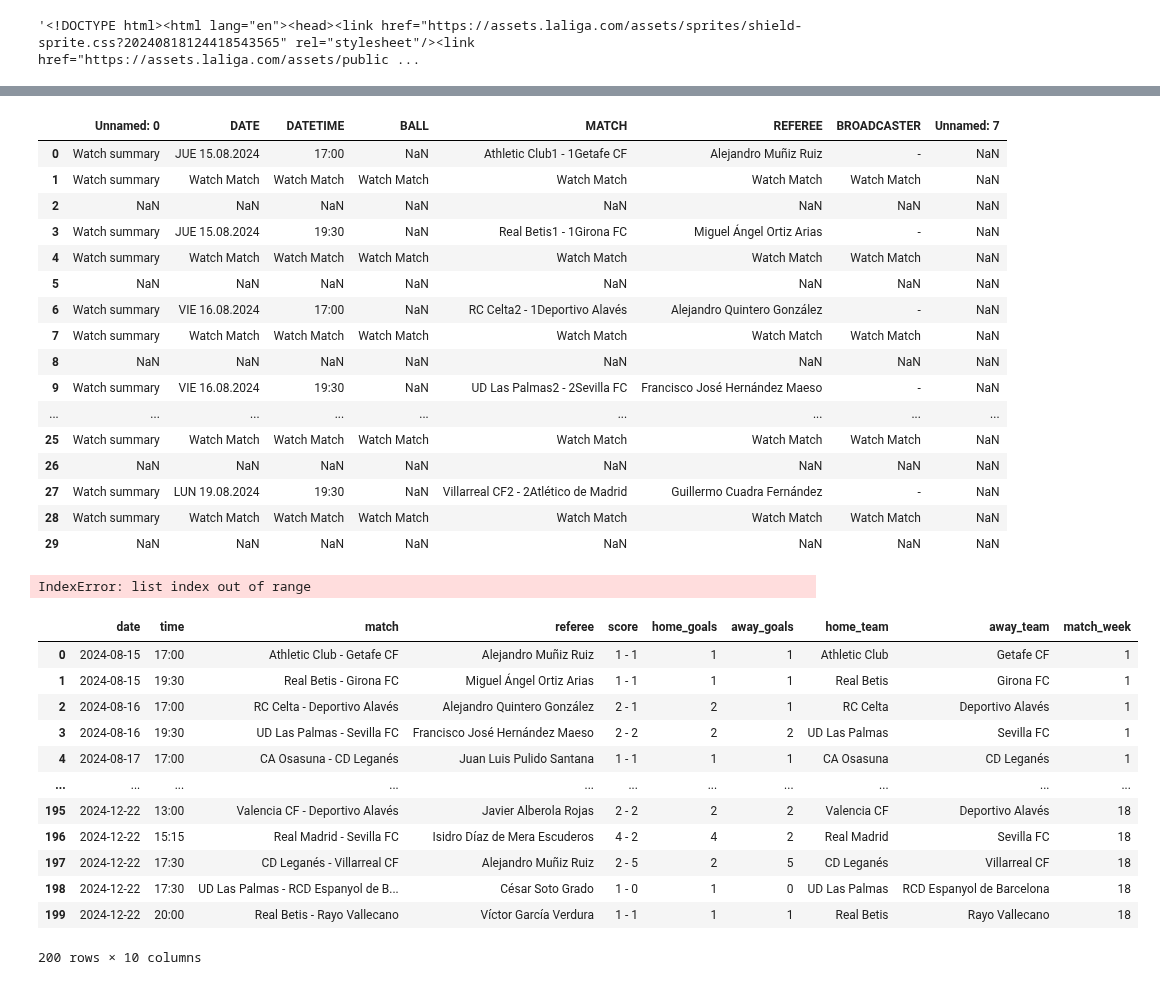
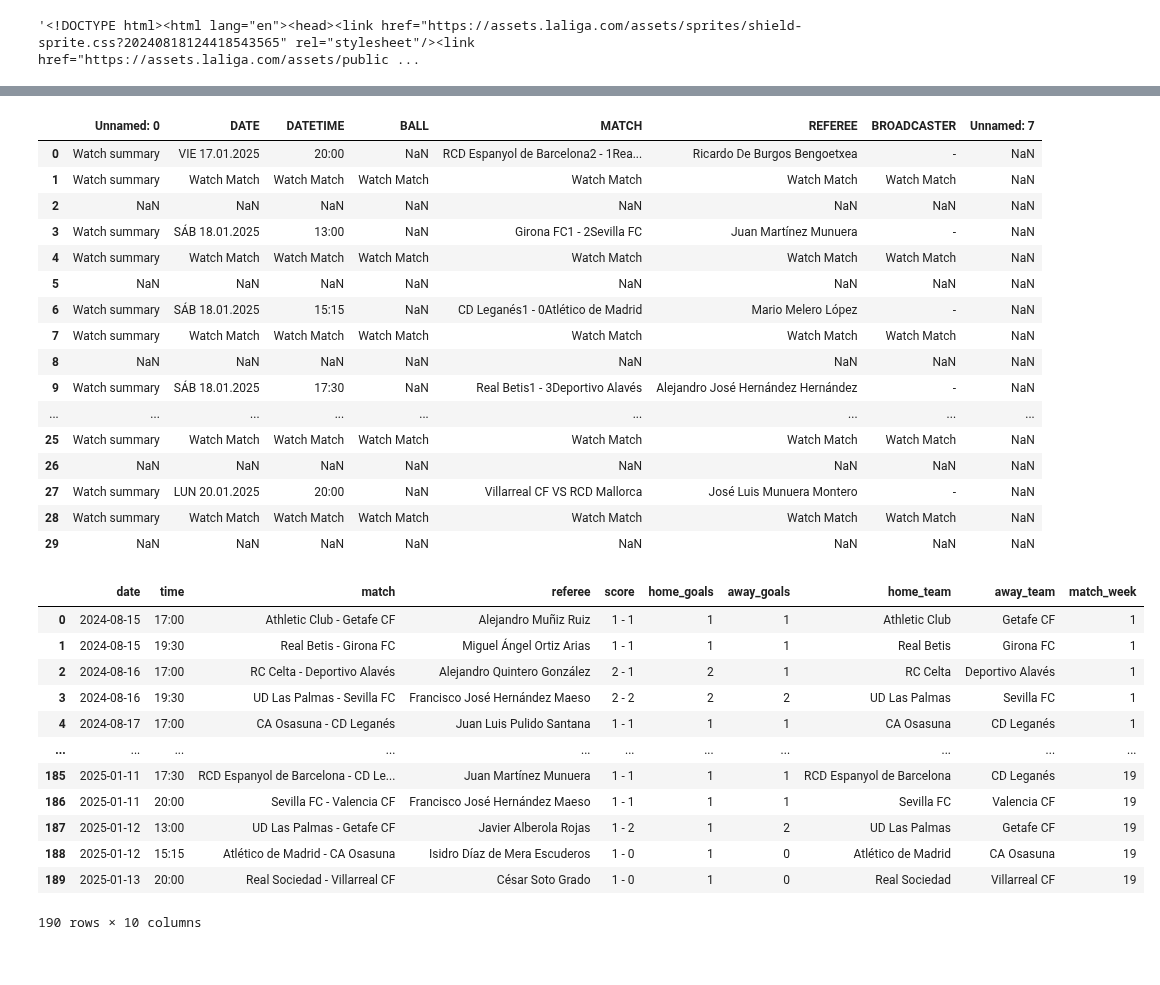
Before and after one commit to bryanpintado/fc-barcelona-dashboard, a Jupyter notebook: main.ipynb, the cells around one changed output, grey strips where cells are left out. Cells and saved outputs as stored; diff of their text form; code cells hidden in the pictures.

Commit message:
found bug in cleaned_df function

```diff
--- a/main.ipynb
+++ b/main.ipynb
@@ -102,23 +106,23 @@ def get_raw_game_week_df(week_number):
     #get table and make df
     df = pd.read_html(data)[0]
     return df
-get_raw_game_week_df(1)
+get_raw_game_week_df(20)
 # %% [output]
 |  | Unnamed: 0 | DATE | DATETIME | BALL | MATCH | REFEREE | BROADCASTER | Unnamed: 7 |
-| 0 | Watch summary | JUE 15.08.2024 | 17:00 | NaN | Athletic Club1 - 1Getafe CF | Alejandro Muñiz Ruiz | - | NaN |
+| 0 | Watch summary | VIE 17.01.2025 | 20:00 | NaN | RCD Espanyol de Barcelona2 - 1Rea... | Ricardo De Burgos Bengoetxea | - | NaN |
 | 1 | Watch summary | Watch Match | Watch Match | Watch Match | Watch Match | Watch Match | Watch Match | NaN |
 | 2 | NaN | NaN | NaN | NaN | NaN | NaN | NaN | NaN |
-| 3 | Watch summary | JUE 15.08.2024 | 19:30 | NaN | Real Betis1 - 1Girona FC | Miguel Ángel Ortiz Arias | - | NaN |
+| 3 | Watch summary | SÁB 18.01.2025 | 13:00 | NaN | Girona FC1 - 2Sevilla FC | Juan Martínez Munuera | - | NaN |
 | 4 | Watch summary | Watch Match | Watch Match | Watch Match | Watch Match | Watch Match | Watch Match | NaN |
 | 5 | NaN | NaN | NaN | NaN | NaN | NaN | NaN | NaN |
-| 6 | Watch summary | VIE 16.08.2024 | 17:00 | NaN | RC Celta2 - 1Deportivo Alavés | Alejandro Quintero González | - | NaN |
+| 6 | Watch summary | SÁB 18.01.2025 | 15:15 | NaN | CD Leganés1 - 0Atlético de Madrid | Mario Melero López | - | NaN |
 | 7 | Watch summary | Watch Match | Watch Match | Watch Match | Watch Match | Watch Match | Watch Match | NaN |
 | 8 | NaN | NaN | NaN | NaN | NaN | NaN | NaN | NaN |
-| 9 | Watch summary | VIE 16.08.2024 | 19:30 | NaN | UD Las Palmas2 - 2Sevilla FC | Francisco José Hernández Maeso | - | NaN |
+| 9 | Watch summary | SÁB 18.01.2025 | 17:30 | NaN | Real Betis1 - 3Deportivo Alavés | Alejandro José Hernández Hernández | - | NaN |
 | ... | ... | ... | ... | ... | ... | ... | ... | ... |
 | 25 | Watch summary | Watch Match | Watch Match | Watch Match | Watch Match | Watch Match | Watch Match | NaN |
 | 26 | NaN | NaN | NaN | NaN | NaN | NaN | NaN | NaN |
-| 27 | Watch summary | LUN 19.08.2024 | 19:30 | NaN | Villarreal CF2 - 2Atlético de Madrid | Guillermo Cuadra Fernández | - | NaN |
+| 27 | Watch summary | LUN 20.01.2025 | 20:00 | NaN | Villarreal CF VS RCD Mallorca | José Luis Munuera Montero | - | NaN |
 | 28 | Watch summary | Watch Match | Watch Match | Watch Match | Watch Match | Watch Match | Watch Match | NaN |
 | 29 | NaN | NaN | NaN | NaN | NaN | NaN | NaN | NaN |
 # %%
@@ -144,25 +149,23 @@ def cleaned_df(week_number):
 # %%
 individual_dfs = []
 # %%
-for week,link in enumerate(game_week_links):
+for week,link in enumerate(game_week_links[:19]):
     week+=1
-    dfs.append(cleaned_df(week))
+    individual_dfs.append(cleaned_df(week))
-# %% [output]
-IndexError: list index out of range
 # %%
-main_df = pd.concat(dfs, ignore_index=True)
+main_df = pd.concat(individual_dfs, ignore_index=True)
 main_df
 # %% [output]
 |  | date | time | match | referee | score | home_goals | away_goals | home_team | away_team | match_week |
 | 0 | 2024-08-15 | 17:00 | Athletic Club - Getafe CF | Alejandro Muñiz Ruiz | 1 - 1 | 1 | 1 | Athletic Club | Getafe CF | 1 |
 | 1 | 2024-08-15 | 19:30 | Real Betis - Girona FC | Miguel Ángel Ortiz Arias | 1 - 1 | 1 | 1 | Real Betis | Girona FC | 1 |
 | 2 | 2024-08-16 | 17:00 | RC Celta - Deportivo Alavés | Alejandro Quintero González | 2 - 1 | 2 | 1 | RC Celta | Deportivo Alavés | 1 |
 | 3 | 2024-08-16 | 19:30 | UD Las Palmas - Sevilla FC | Francisco José Hernández Maeso | 2 - 2 | 2 | 2 | UD Las Palmas | Sevilla FC | 1 |
 | 4 | 2024-08-17 | 17:00 | CA Osasuna - CD Leganés | Juan Luis Pulido Santana | 1 - 1 | 1 | 1 | CA Osasuna | CD Leganés | 1 |
 | ... | ... | ... | ... | ... | ... | ... | ... | ... | ... | ... |
-| 195 | 2024-12-22 | 13:00 | Valencia CF - Deportivo Alavés | Javier Alberola Rojas | 2 - 2 | 2 | 2 | Valencia CF | Deportivo Alavés | 18 |
-| 196 | 2024-12-22 | 15:15 | Real Madrid - Sevilla FC | Isidro Díaz de Mera Escuderos | 4 - 2 | 4 | 2 | Real Madrid | Sevilla FC | 18 |
-| 197 | 2024-12-22 | 17:30 | CD Leganés - Villarreal CF | Alejandro Muñiz Ruiz | 2 - 5 | 2 | 5 | CD Leganés | Villarreal CF | 18 |
-| 198 | 2024-12-22 | 17:30 | UD Las Palmas - RCD Espanyol de B... | César Soto Grado | 1 - 0 | 1 | 0 | UD Las Palmas | RCD Espanyol de Barcelona | 18 |
-| 199 | 2024-12-22 | 20:00 | Real Betis - Rayo Vallecano | Víctor García Verdura | 1 - 1 | 1 | 1 | Real Betis | Rayo Vallecano | 18 |
+| 185 | 2025-01-11 | 17:30 | RCD Espanyol de Barcelona - CD Le... | Juan Martínez Munuera | 1 - 1 | 1 | 1 | RCD Espanyol de Barcelona | CD Leganés | 19 |
+| 186 | 2025-01-11 | 20:00 | Sevilla FC - Valencia CF | Francisco José Hernández Maeso | 1 - 1 | 1 | 1 | Sevilla FC | Valencia CF | 19 |
+| 187 | 2025-01-12 | 13:00 | UD Las Palmas - Getafe CF | Javier Alberola Rojas | 1 - 2 | 1 | 2 | UD Las Palmas | Getafe CF | 19 |
+| 188 | 2025-01-12 | 15:15 | Atlético de Madrid - CA Osasuna | Isidro Díaz de Mera Escuderos | 1 - 0 | 1 | 0 | Atlético de Madrid | CA Osasuna | 19 |
+| 189 | 2025-01-13 | 20:00 | Real Sociedad - Villarreal CF | César Soto Grado | 1 - 0 | 1 | 0 | Real Sociedad | Villarreal CF | 19 |
-200 rows × 10 columns
+190 rows × 10 columns
```
Also changed, not shown: parts of 2 cells of this notebook.
